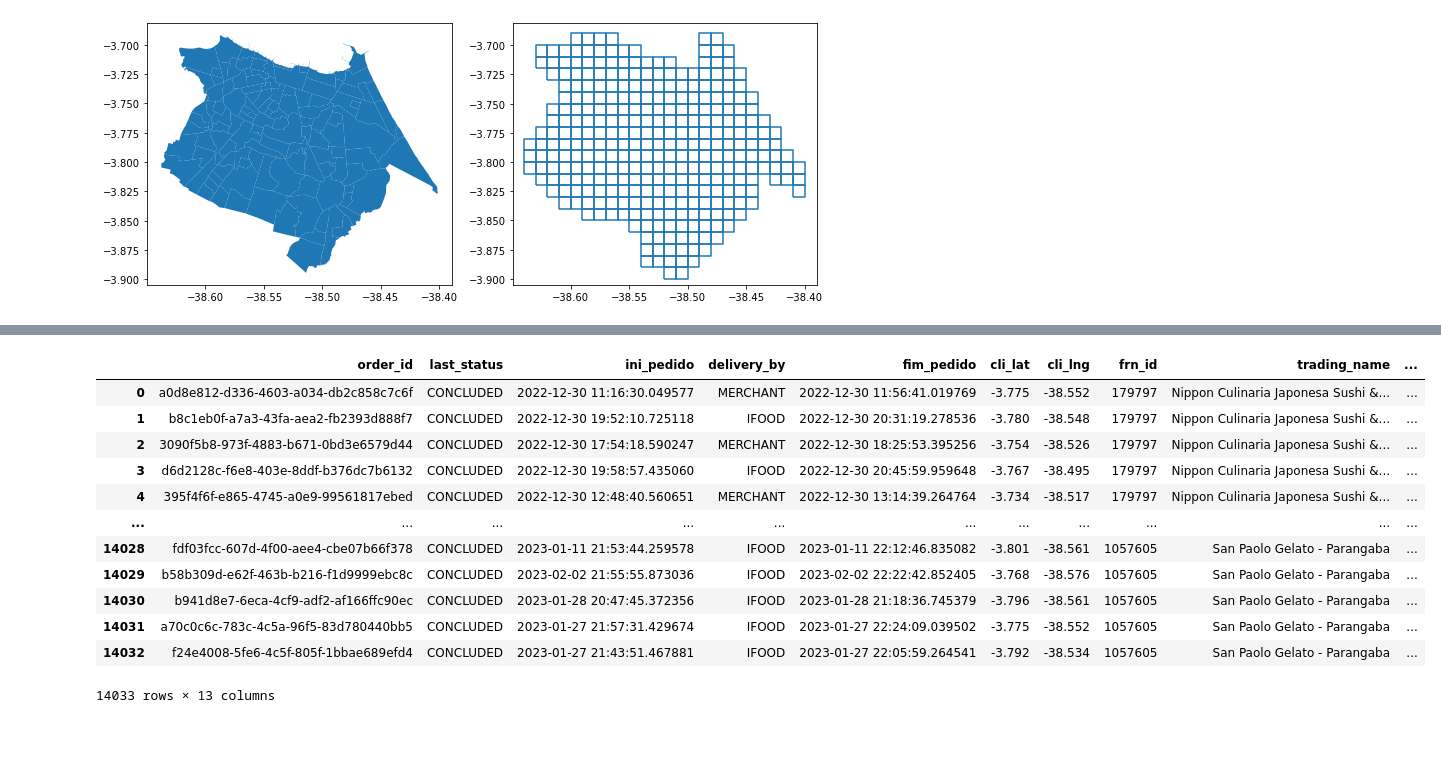
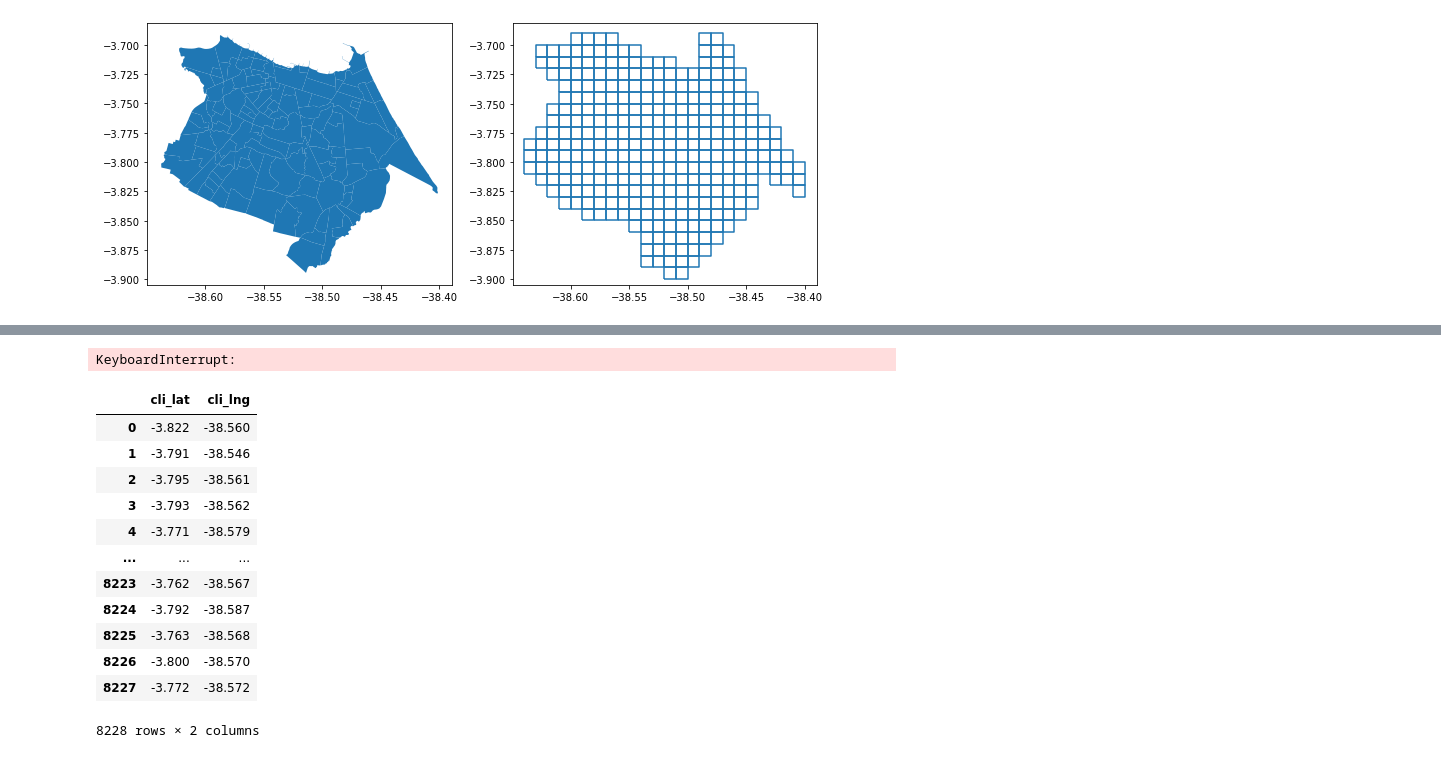
Before and after one commit to fdanielsouza/Teoria_das_Filas_Aplicado_a_Delivery_Online, a Jupyter notebook: Estudos.ipynb, the cells around one changed output, grey strips where cells are left out. Cells and saved outputs as stored; diff of their text form; code cells hidden in the pictures.

```diff
--- a/Estudos.ipynb
+++ b/Estudos.ipynb
@@ -32,15 +35,15 @@ gpd.GeoSeries(grade_fortaleza).boundary.plot(ax=ax2)
 <AxesSubplot:>
 [figure]
 # %%
-pedidos_fortaleza = pd.read_csv('Dados/New_query_2023_07_11.csv')
+pedidos_fortaleza = pd.read_csv('Dados/New_query_2023_07_11.csv', parse_dates=['ini_pedido', 'fim_pedido'])
 # %%
 pedidos_por_rest = pedidos_fortaleza['frn_id'].value_counts().reset_index().rename(columns={"index": 'frn_id', "frn_id": 'pedidos'})
 # %%
-tamanho_amostra = 5
+tamanho_amostra = 1
 # %%
 rests_amostra = pedidos_por_rest[pedidos_por_rest.pedidos > 3000][['frn_id']].drop_duplicates().sample(n=tamanho_amostra, random_state=123)
 # %%
 pedidos_amostra = pedidos_fortaleza.merge(rests_amostra, on='frn_id')
 # %%
-pedidos_amostra['hr_pedido'] = pd.to_datetime(pedidos_amostra['ini_pedido']).dt.hour
+pedidos_amostra['hr_pedido'] = pedidos_amostra['ini_pedido'].dt.hour
 # %%
@@ -59,16 +143,22 @@ for (grp, df), ax in zip(grupos_rests, axs.ravel()):
+# %%
+suavizacoes = 10 ** linspace(-1, 1, 10)
+busca_bw = GridSearchCV(KernelDensity(kernel='gaussian', metric='haversine'), {'bandwidth': suavizacoes}, cv=LeaveOneOut())
+busca_bw.fit(pedidos_amostra[['cli_lat', 'cli_lng']].to_numpy())
+# %% [output]
+KeyboardInterrupt:
 # %%
-pedidos_amostra
+pedidos_amostra[['cli_lat', 'cli_lng']]
 # %% [output]
-|  | order_id | last_status | ini_pedido | delivery_by | fim_pedido | cli_lat | cli_lng | frn_id | trading_name | ... |
-| 0 | a0d8e812-d336-4603-a034-db2c858c7c6f | CONCLUDED | 2022-12-30 11:16:30.049577 | MERCHANT | 2022-12-30 11:56:41.019769 | -3.775 | -38.552 | 179797 | Nippon Culinaria Japonesa Sushi &... | ... |
-| 1 | b8c1eb0f-a7a3-43fa-aea2-fb2393d888f7 | CONCLUDED | 2022-12-30 19:52:10.725118 | IFOOD | 2022-12-30 20:31:19.278536 | -3.780 | -38.548 | 179797 | Nippon Culinaria Japonesa Sushi &... | ... |
-| 2 | 3090f5b8-973f-4883-b671-0bd3e6579d44 | CONCLUDED | 2022-12-30 17:54:18.590247 | MERCHANT | 2022-12-30 18:25:53.395256 | -3.754 | -38.526 | 179797 | Nippon Culinaria Japonesa Sushi &... | ... |
-| 3 | d6d2128c-f6e8-403e-8ddf-b376dc7b6132 | CONCLUDED | 2022-12-30 19:58:57.435060 | IFOOD | 2022-12-30 20:45:59.959648 | -3.767 | -38.495 | 179797 | Nippon Culinaria Japonesa Sushi &... | ... |
-| 4 | 395f4f6f-e865-4745-a0e9-99561817ebed | CONCLUDED | 2022-12-30 12:48:40.560651 | MERCHANT | 2022-12-30 13:14:39.264764 | -3.734 | -38.517 | 179797 | Nippon Culinaria Japonesa Sushi &... | ... |
-| ... | ... | ... | ... | ... | ... | ... | ... | ... | ... | ... |
-| 14028 | fdf03fcc-607d-4f00-aee4-cbe07b66f378 | CONCLUDED | 2023-01-11 21:53:44.259578 | IFOOD | 2023-01-11 22:12:46.835082 | -3.801 | -38.561 | 1057605 | San Paolo Gelato - Parangaba | ... |
-| 14029 | b58b309d-e62f-463b-b216-f1d9999ebc8c | CONCLUDED | 2023-02-02 21:55:55.873036 | IFOOD | 2023-02-02 22:22:42.852405 | -3.768 | -38.576 | 1057605 | San Paolo Gelato - Parangaba | ... |
-| 14030 | b941d8e7-6eca-4cf9-adf2-af166ffc90ec | CONCLUDED | 2023-01-28 20:47:45.372356 | IFOOD | 2023-01-28 21:18:36.745379 | -3.796 | -38.561 | 1057605 | San Paolo Gelato - Parangaba | ... |
-| 14031 | a70c0c6c-783c-4c5a-96f5-83d780440bb5 | CONCLUDED | 2023-01-27 21:57:31.429674 | IFOOD | 2023-01-27 22:24:09.039502 | -3.775 | -38.552 | 1057605 | San Paolo Gelato - Parangaba | ... |
-| 14032 | f24e4008-5fe6-4c5f-805f-1bbae689efd4 | CONCLUDED | 2023-01-27 21:43:51.467881 | IFOOD | 2023-01-27 22:05:59.264541 | -3.792 | -38.534 | 1057605 | San Paolo Gelato - Parangaba | ... |
+|  | cli_lat | cli_lng |
+| 0 | -3.822 | -38.560 |
+| 1 | -3.791 | -38.546 |
+| 2 | -3.795 | -38.561 |
+| 3 | -3.793 | -38.562 |
+| 4 | -3.771 | -38.579 |
+| ... | ... | ... |
+| 8223 | -3.762 | -38.567 |
+| 8224 | -3.792 | -38.587 |
+| 8225 | -3.763 | -38.568 |
+| 8226 | -3.800 | -38.570 |
+| 8227 | -3.772 | -38.572 |
-14033 rows × 13 columns
+8228 rows × 2 columns
```
Also changed, not shown: parts of 10 cells of this notebook.
